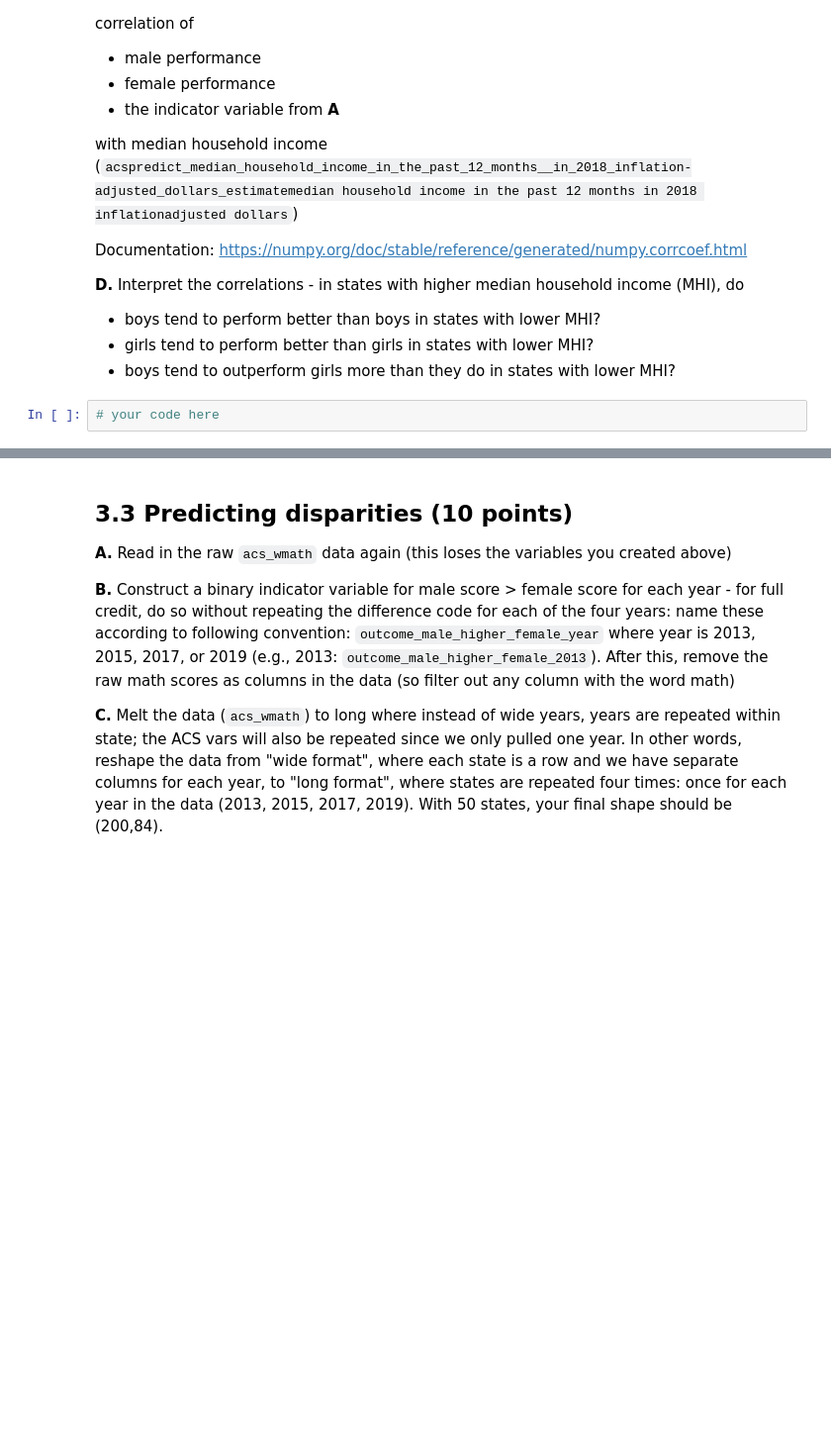
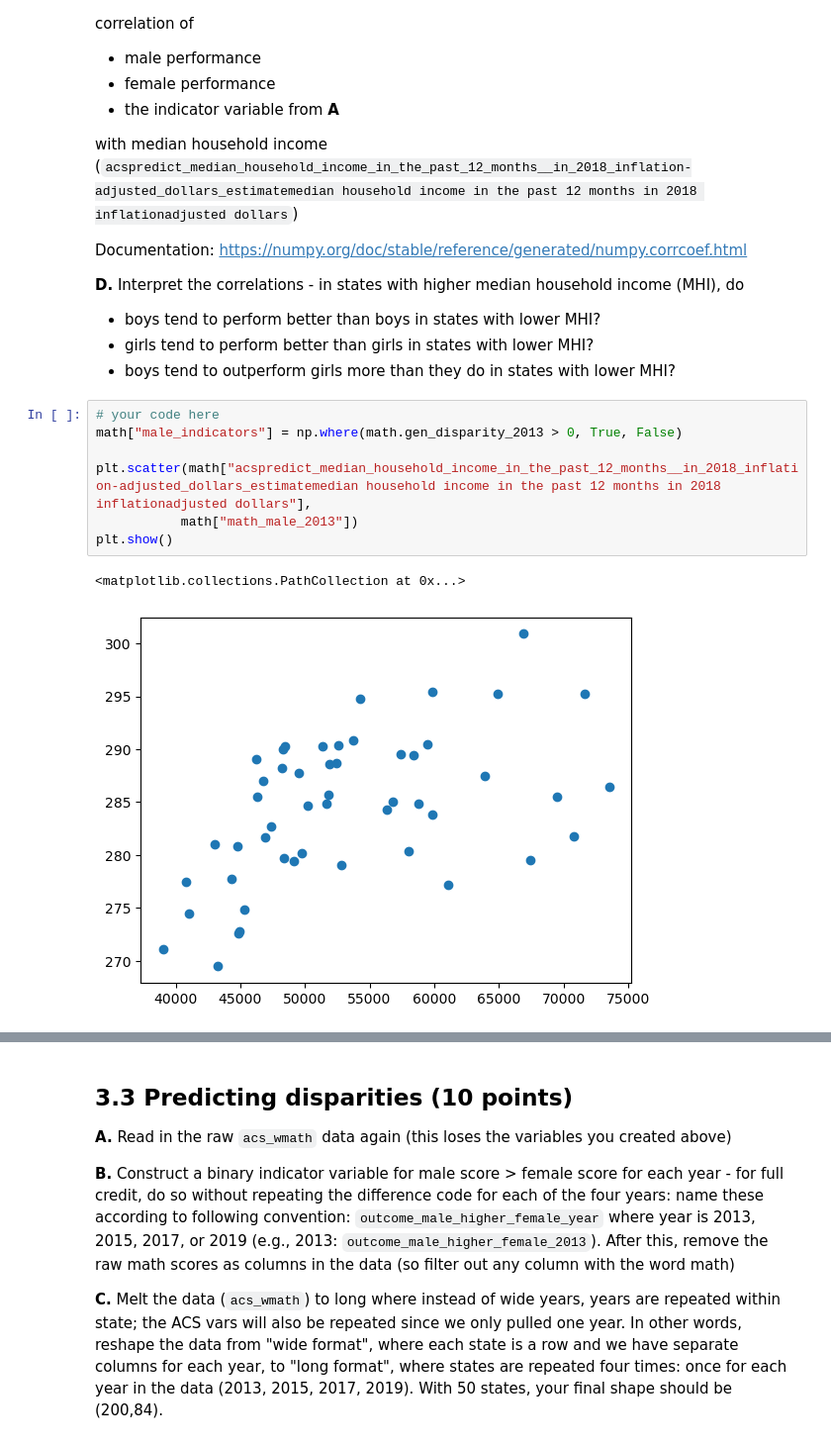
Before and after one commit to annablock/QSS20_S24, a Jupyter notebook: problemsets/pset4/pset4_blank.ipynb, the cells around one changed output, grey strips where cells are left out. Shown at 99% size. Saved outputs shown, nothing was run; the diff lists cells and outputs as text; blank space fills up the shorter version.

```diff
--- a/problemsets/pset4/pset4_blank.ipynb
+++ b/problemsets/pset4/pset4_blank.ipynb
@@ -382,5 +458,13 @@ Documentation: https://numpy.org/doc/stable/reference/generated/numpy.corrcoef.h
    - boys tend to perform better than boys in states with lower MHI?
    - girls tend to perform better than girls in states with lower MHI?
    - boys tend to outperform girls more than they do in states with lower MHI?
-# %%
-# your code here
+# %%
+# your code here
+math["male_indicators"] = np.where(math.gen_disparity_2013 > 0, True, False)
+
+plt.scatter(math["acspredict_median_household_income_in_the_past_12_months__in_2018_inflation-adjusted_dollars_estimatemedian household income in the past 12 months in 2018 inflationadjusted dollars"],
+           math["math_male_2013"])
+plt.show()
+# %% [output]
+<matplotlib.collections.PathCollection at 0x...>
+[figure, added]
```
Also changed, not shown: parts of 9 cells of this notebook, 2 other files.
